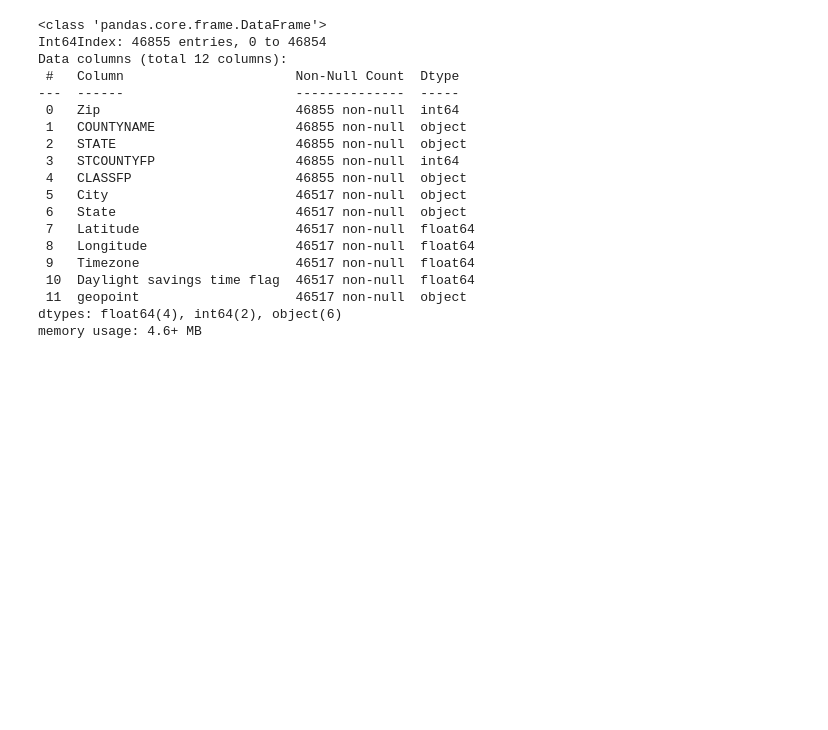
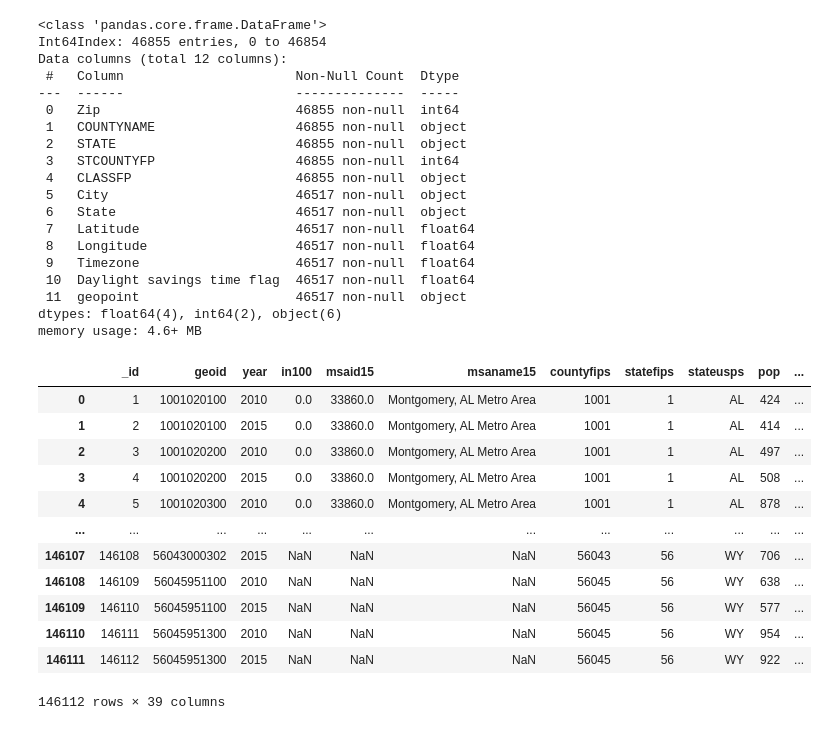
Before and after one commit to lilstarhunter/ParkBiodiversity, a Jupyter notebook: Untitled.ipynb, the cells around one changed output. Drawn from its saved outputs; the diff is of its cells as text; code cells hidden in the pictures; blank space fills up the shorter version.

```diff
--- a/Untitled.ipynb
+++ b/Untitled.ipynb
@@ -90,3 +90,20 @@ Data columns (total 12 columns):
  11  geopoint                    46517 non-null  object
 dtypes: float64(4), int64(2), object(6)
 memory usage: 4.6+ MB
+# %%
+new_df3 = pd.read_csv('data/raw_new.csv', encoding='UTF-8')
+new_df3
+# %% [output]
+|  | _id | geoid | year | in100 | msaid15 | msaname15 | countyfips | statefips | stateusps | pop | ... |
+| 0 | 1 | 1001020100 | 2010 | 0.0 | 33860.0 | Montgomery, AL Metro Area | 1001 | 1 | AL | 424 | ... |
+| 1 | 2 | 1001020100 | 2015 | 0.0 | 33860.0 | Montgomery, AL Metro Area | 1001 | 1 | AL | 414 | ... |
+| 2 | 3 | 1001020200 | 2010 | 0.0 | 33860.0 | Montgomery, AL Metro Area | 1001 | 1 | AL | 497 | ... |
+| 3 | 4 | 1001020200 | 2015 | 0.0 | 33860.0 | Montgomery, AL Metro Area | 1001 | 1 | AL | 508 | ... |
+| 4 | 5 | 1001020300 | 2010 | 0.0 | 33860.0 | Montgomery, AL Metro Area | 1001 | 1 | AL | 878 | ... |
+| ... | ... | ... | ... | ... | ... | ... | ... | ... | ... | ... | ... |
+| 146107 | 146108 | 56043000302 | 2015 | NaN | NaN | NaN | 56043 | 56 | WY | 706 | ... |
+| 146108 | 146109 | 56045951100 | 2010 | NaN | NaN | NaN | 56045 | 56 | WY | 638 | ... |
+| 146109 | 146110 | 56045951100 | 2015 | NaN | NaN | NaN | 56045 | 56 | WY | 577 | ... |
+| 146110 | 146111 | 56045951300 | 2010 | NaN | NaN | NaN | 56045 | 56 | WY | 954 | ... |
+| 146111 | 146112 | 56045951300 | 2015 | NaN | NaN | NaN | 56045 | 56 | WY | 922 | ... |
+146112 rows × 39 columns
```
Also changed, not shown: parts of 2 cells of this notebook, 1 other file.
